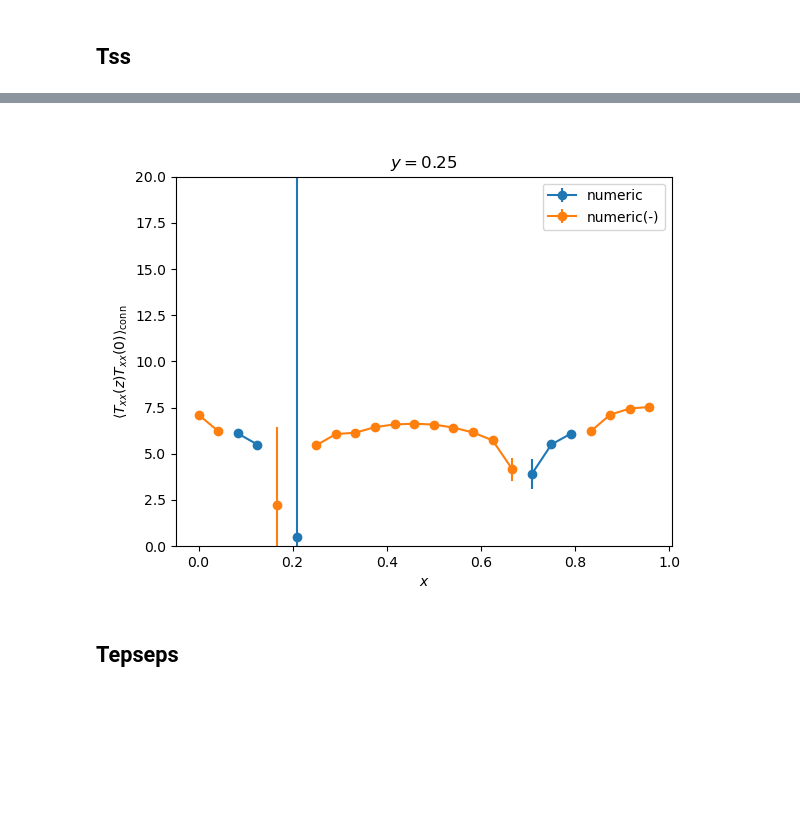
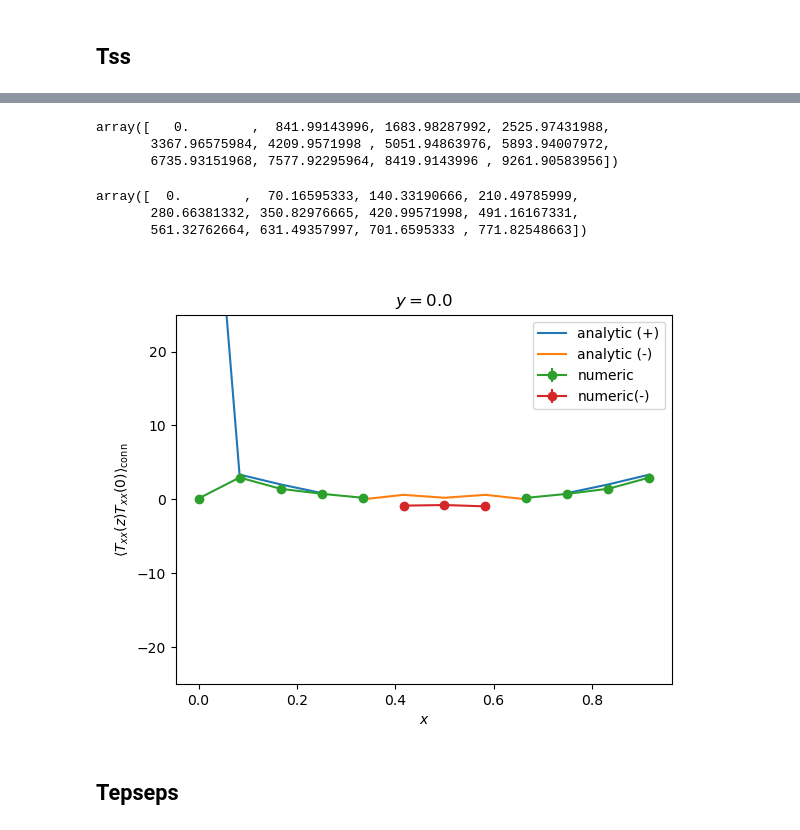
Before and after one commit to nobuyukimatsumoto68/hex, a Jupyter notebook: analysis.ipynb, the cells around one changed output, grey strips where cells are left out. Cells and saved outputs as stored; diff of their text form; code cells hidden in the pictures; blank space fills up the shorter version.

```diff
--- a/analysis.ipynb
+++ b/analysis.ipynb
@@ -656,0 +698,17 @@ g3 = 4.0 * e1*e2*e3
+# %%
+def Tss_analytic(w0, w1, w2):
+
+    ss = ss_corr_analytic(w1-w2)
+    dss = dss_corr_analytic(w1-w2)
+
+    tmp1 = 1.0/16.0 * ( P(w1-w0) + 2.0*eta1 ) * ss
+    tmp2 = 1.0 * ( - zeta(w1-w0) + 2.0*eta1*(w1-w0) ) * dss
+
+    tmp3 = 1.0/16.0 * ( P(w2-w0) + 2.0*eta1 ) * ss
+    tmp4 = -1.0 * ( - zeta(w2-w0) + 2.0*eta1*(w2-w0) ) * dss
+
+    tmp5 = 2.0*np.pi*1.0j * Dss_corr_analytic(w1-w2)
+
+    tmp6 = T_1pt_analytic() * ss
+
+    return tmp1 + tmp2 + tmp3 + tmp4 + tmp5 + tmp6
@@ -1286,6 +1456,11 @@ Txxss = np.array([np.loadtxt(directory1+"Txx_ss_"+str(i)+".dat") for i in range(
 # %%
 iii = Txxss.shape[0]
 Txxss = np.array([Txxss[ii] for ii in range(iii)])
+# %%
+w1 = (2.0*np.pi) / alat / r**2
+# w2 = (2.0*np.pi) / r**2
+u = np.sqrt( 3.0/alat**0.25 * 0.5*kappa*B )
+ww = w1 * u**2
 # %%
 jk = Jackknife( Nbin, binsize, Txxss[nskip:] )
 # %%
@@ -1295,4 +1470,4 @@ jke = jk.err()
 tmp = np.array([[ [xx, yy, jkm[yy,xx], jke[yy,xx] ] for xx in range(shape[1])] for yy in range(shape[0])])
 
 tmp2 = tmp.flatten()
-Txxss1=np.array(np.split(tmp2, tmp2.shape[0]/4))
+Txxss1=ww * np.array(np.split(tmp2, tmp2.shape[0]/4))
@@ -1339,40 +1519,53 @@ Text(0.5, 0.92, 'exact; $z=\\sigma_1+\\tau \\sigma_2$; $\\tau = 2e^{i\\pi/3}$')
 # %%
-t = 3 #  int(Ly/68)-1
+t = 0 #  int(Ly/68)-1
 yt = Txxss1[t*Lx:(t+1)*Lx]
+# %%
+yt.T[0]
+# %% [output]
+array([   0.        ,  841.99143996, 1683.98287992, 2525.97431988,
+       3367.96575984, 4209.9571998 , 5051.94863976, 5893.94007972,
+       6735.93151968, 7577.92295964, 8419.9143996 , 9261.90583956])
+# %%
+yt.T[0]/Lx
+# %% [output]
+array([  0.        ,  70.16595333, 140.33190666, 210.49785999,
+       280.66381332, 350.82976665, 420.99571998, 491.16167331,
+       561.32762664, 631.49357997, 701.6595333 , 771.82548663])
 # %%
 plt.close()
 
-# x = np.arange(0, Lx)/Lx
-# y = np.array( [TT_conn_analytic( xx + tau*t/Ly ) for xx in x] )
-# plt.plot( x, np.log(2.0*y), label="analytic" )
+x = np.arange(0, Lx)/Lx
+y = np.array( [Tss_analytic( xx + tau*t/Ly, 0.5*(1.0+tau), 0.0 ) for xx in x] )
 
+plt.plot( x, np.log(np.real(2.0*y)), label="analytic (+)" )
+plt.plot( x, np.log(-np.real(2.0*y)), label="analytic (-)" )
 
-fac = (2.0*np.pi)/(alat)/r**2
+# fac = (2.0*np.pi)/(alat)/r**2
 
 # plt.errorbar( yt.T[0]/Lx, yt.T[2], np.abs(yt.T[3]/yt.T[2]), label="numeric" )
-plt.errorbar( yt.T[0]/Lx, np.log( yt.T[2]*fac**2 ), np.abs(yt.T[3]/yt.T[2]), label="numeric", marker='o' )
-plt.errorbar( yt.T[0]/Lx, np.log( -yt.T[2]*fac**2 ), np.abs(yt.T[3]/yt.T[2]), label="numeric(-)", marker='o' )
+plt.errorbar( x, np.log( yt.T[2] ), np.abs(yt.T[3]/yt.T[2]), label="numeric", marker='o' )
+plt.errorbar( x, np.log( -yt.T[2] ), np.abs(yt.T[3]/yt.T[2]), label="numeric(-)", marker='o' )
 # plt.errorbar( yt.T[0]/Lx, yt.T[2], yt.T[3], label="numeric", marker='o' )
 
 plt.legend()
 
-plt.ylim( 0.0, 20.0 )
+plt.ylim( -25.0, 25.0 )
 
 plt.title("$y="+str(t/Ly)+"$")
 plt.xlabel("$x$")
 plt.ylabel("$\\langle T_{xx}(z) T_{xx}(0)\\rangle_{\\rm conn}$")
 
 # plt.xscale("log")
 
 # xx=(yt.T[0]/Lx)[3:]
 # yy=1.0/xx**4
 # plt.plot( xx, np.log(1.0e-5*yy) )
 
 plt.show()
 
 # plt.savefig('./yslice.pdf',bbox_inches='tight')
 # %% [output]
-[figure, old version]
+[figure, new version]
 # %% [markdown]
 ## Tepseps
 # %%
```
Also changed, not shown: parts of 138 cells of this notebook, 1 other file.
